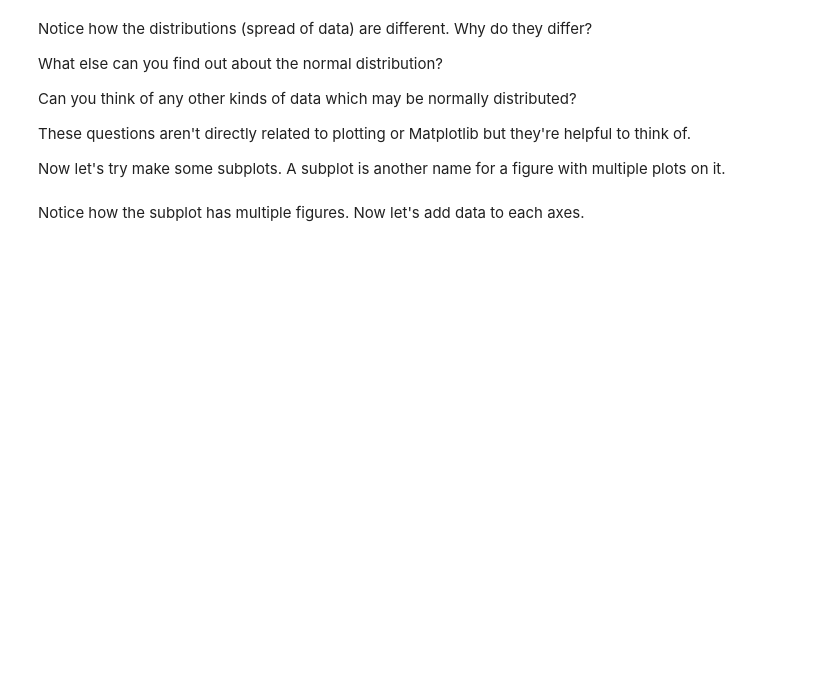
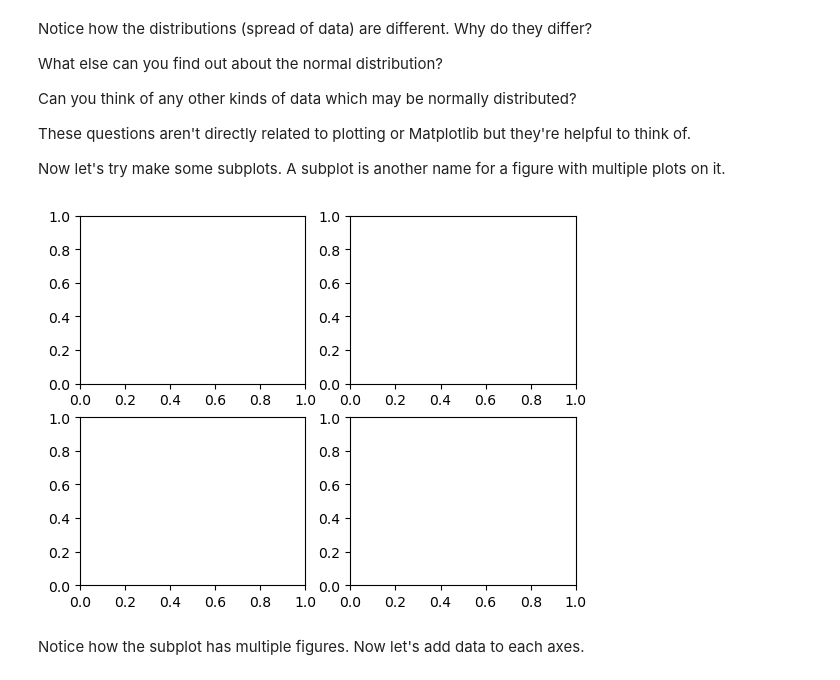
Before and after one commit to ubeydgur/zero-to-mastery-ml, a Jupyter notebook: tutorial/matplotlib/matplotlib-exercises.ipynb, the cells around one changed output. Cells and saved outputs as stored; diff of their text form; code cells hidden in the pictures; blank space fills up the shorter version.

```diff
--- a/tutorial/matplotlib/matplotlib-exercises.ipynb
+++ b/tutorial/matplotlib/matplotlib-exercises.ipynb
@@ -191,6 +191,10 @@ These questions aren't directly related to plotting or Matplotlib but they're he
 Now let's try make some subplots. A subplot is another name for a figure with multiple plots on it.
 # %%
 # Create an empty subplot with 2 rows and 2 columns (4 subplots total)
+
+figure, ax = plt.subplots(2,2)
+# %% [output]
+[figure, added]
 # %% [markdown]
 Notice how the subplot has multiple figures. Now let's add data to each axes.
 # %%
```
Also changed, not shown: parts of 29 cells of this notebook.
